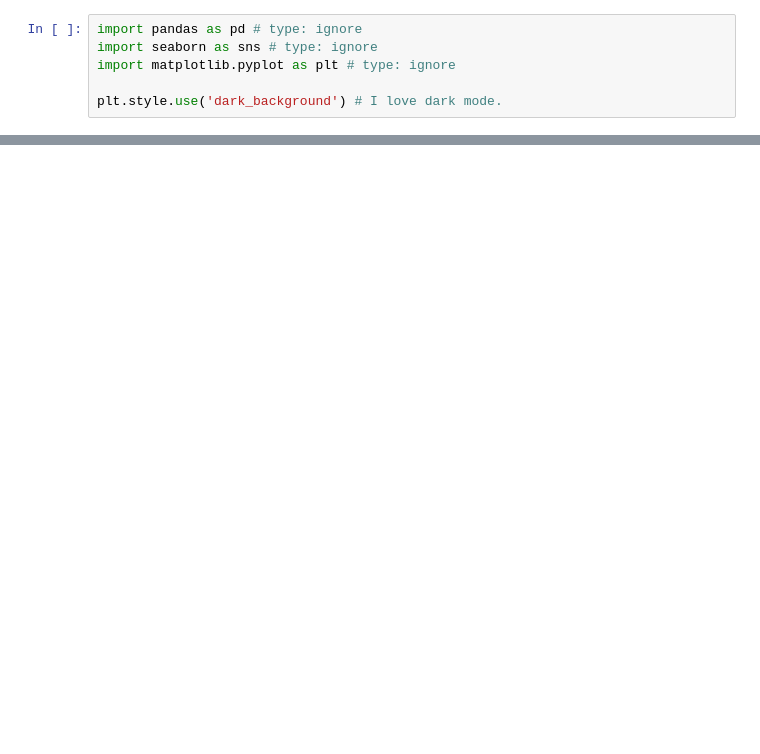
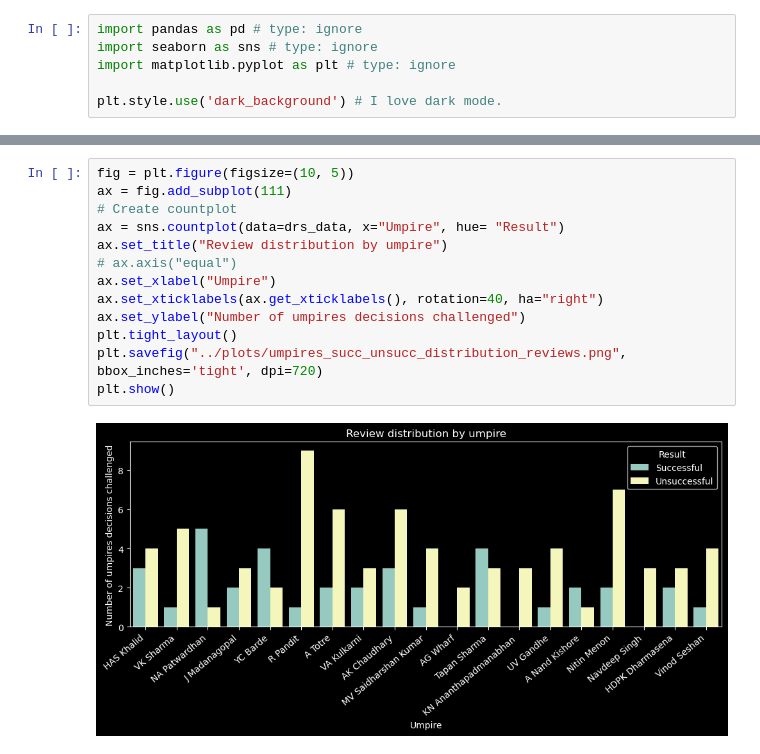
Before and after one commit to uhvardhan/Cricket-Project, a Jupyter notebook: code/Day_5.ipynb, the cells around one changed output, grey strips where cells are left out. Drawn from its saved outputs; the diff is of its cells as text; blank space fills up the shorter version.

Commit message:
updated plots with latest data

```diff
--- a/code/Day_5.ipynb
+++ b/code/Day_5.ipynb
@@ -28,0 +29,15 @@ plt.show()
+# %%
+fig = plt.figure(figsize=(10, 5))
+ax = fig.add_subplot(111)
+# Create countplot
+ax = sns.countplot(data=drs_data, x="Umpire", hue= "Result")
+ax.set_title("Review distribution by umpire")
+# ax.axis("equal")
+ax.set_xlabel("Umpire")
+ax.set_xticklabels(ax.get_xticklabels(), rotation=40, ha="right")
+ax.set_ylabel("Number of umpires decisions challenged")
+plt.tight_layout()
+plt.savefig("../plots/umpires_succ_unsucc_distribution_reviews.png", bbox_inches='tight', dpi=720)
+plt.show()
+# %% [output]
+[figure, added]
```
Also changed, not shown: parts of 2 cells of this notebook, 20 other files.
